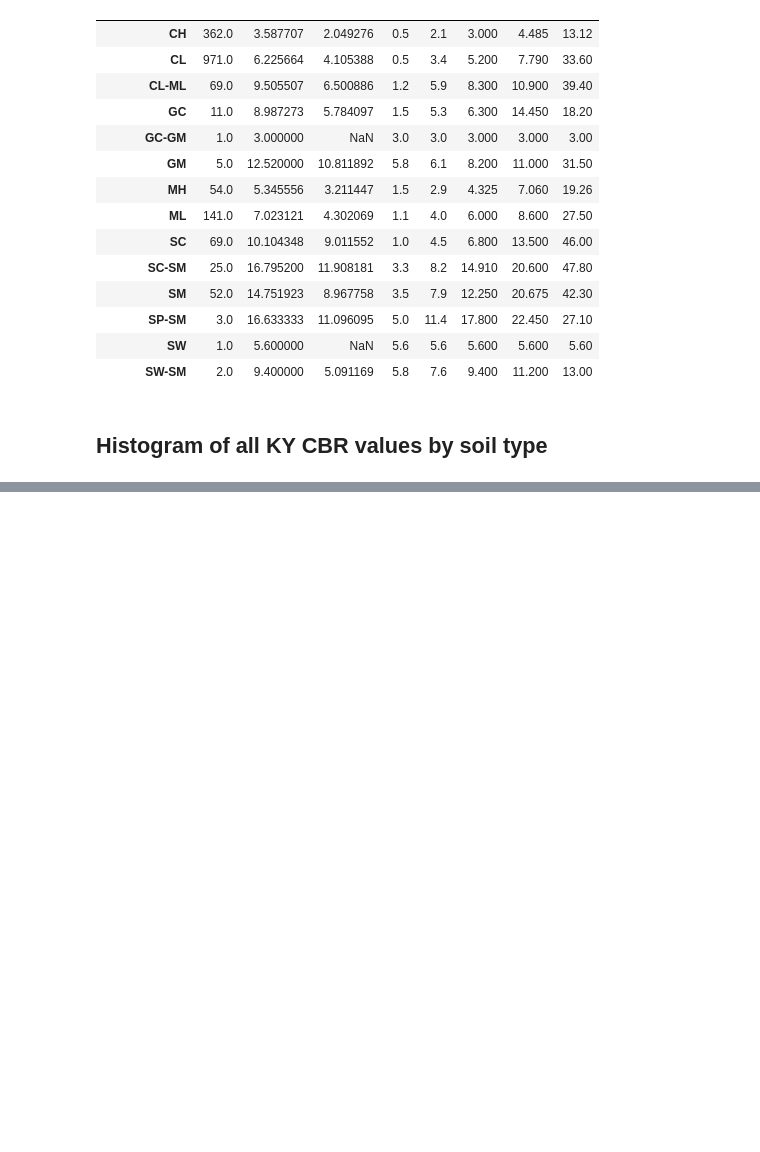
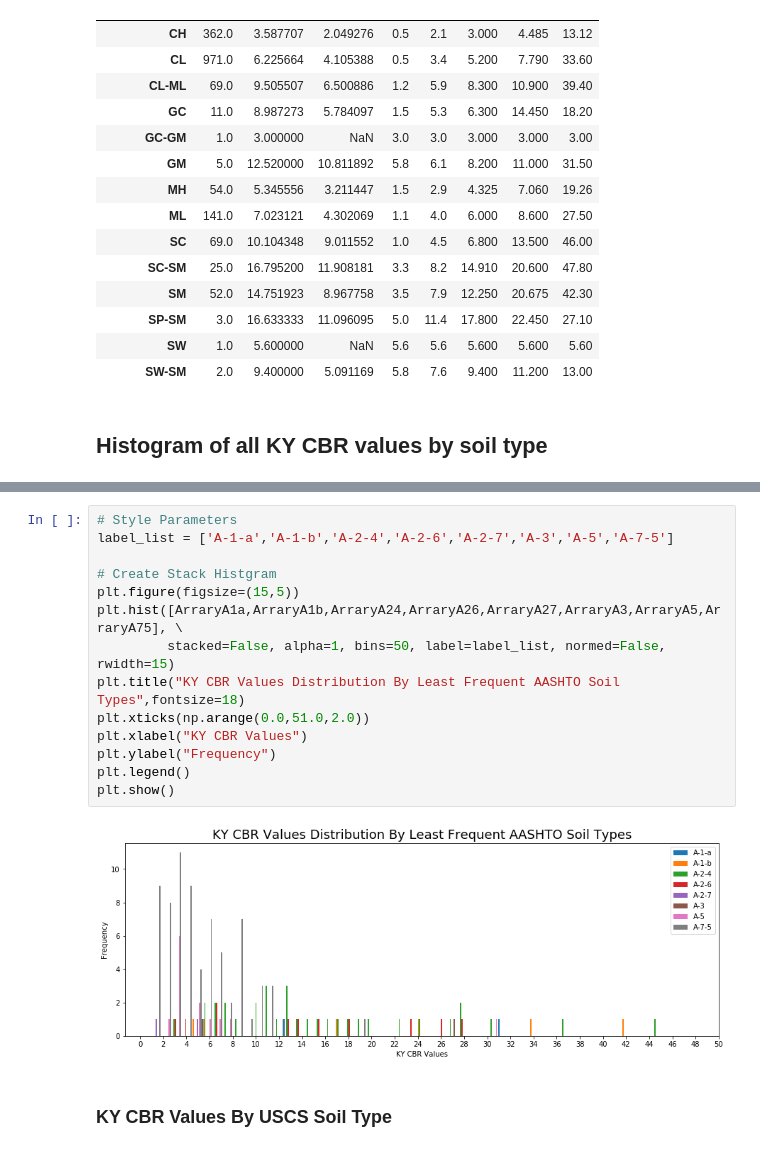
Before and after one commit to claytoncook12/KYTC-CBRAnalysis, a Jupyter notebook: KYTC CBR Data Analysis.ipynb, the cells around one changed output, grey strips where cells are left out. Cells and saved outputs as stored; diff of their text form; blank space fills up the shorter version.

```diff
--- a/KYTC CBR Data Analysis.ipynb
+++ b/KYTC CBR Data Analysis.ipynb
@@ -147,0 +180,18 @@ example of cool [histogram plot](https://matplotlib.org/2.0.2/users/screenshots.
+# %%
+# Style Parameters
+label_list = ['A-1-a','A-1-b','A-2-4','A-2-6','A-2-7','A-3','A-5','A-7-5']
+
+# Create Stack Histgram
+plt.figure(figsize=(15,5))
+plt.hist([ArraryA1a,ArraryA1b,ArraryA24,ArraryA26,ArraryA27,ArraryA3,ArraryA5,ArraryA75], \
+         stacked=False, alpha=1, bins=50, label=label_list, normed=False,  rwidth=15)
+plt.title("KY CBR Values Distribution By Least Frequent AASHTO Soil Types",fontsize=18)
+plt.xticks(np.arange(0.0,51.0,2.0))
+plt.xlabel("KY CBR Values")
+plt.ylabel("Frequency")
+plt.legend()
+plt.show()
+# %% [output]
+[figure, added]
+# %% [markdown]
+### KY CBR Values By USCS Soil Type
```
Also changed, not shown: parts of 7 cells of this notebook.
